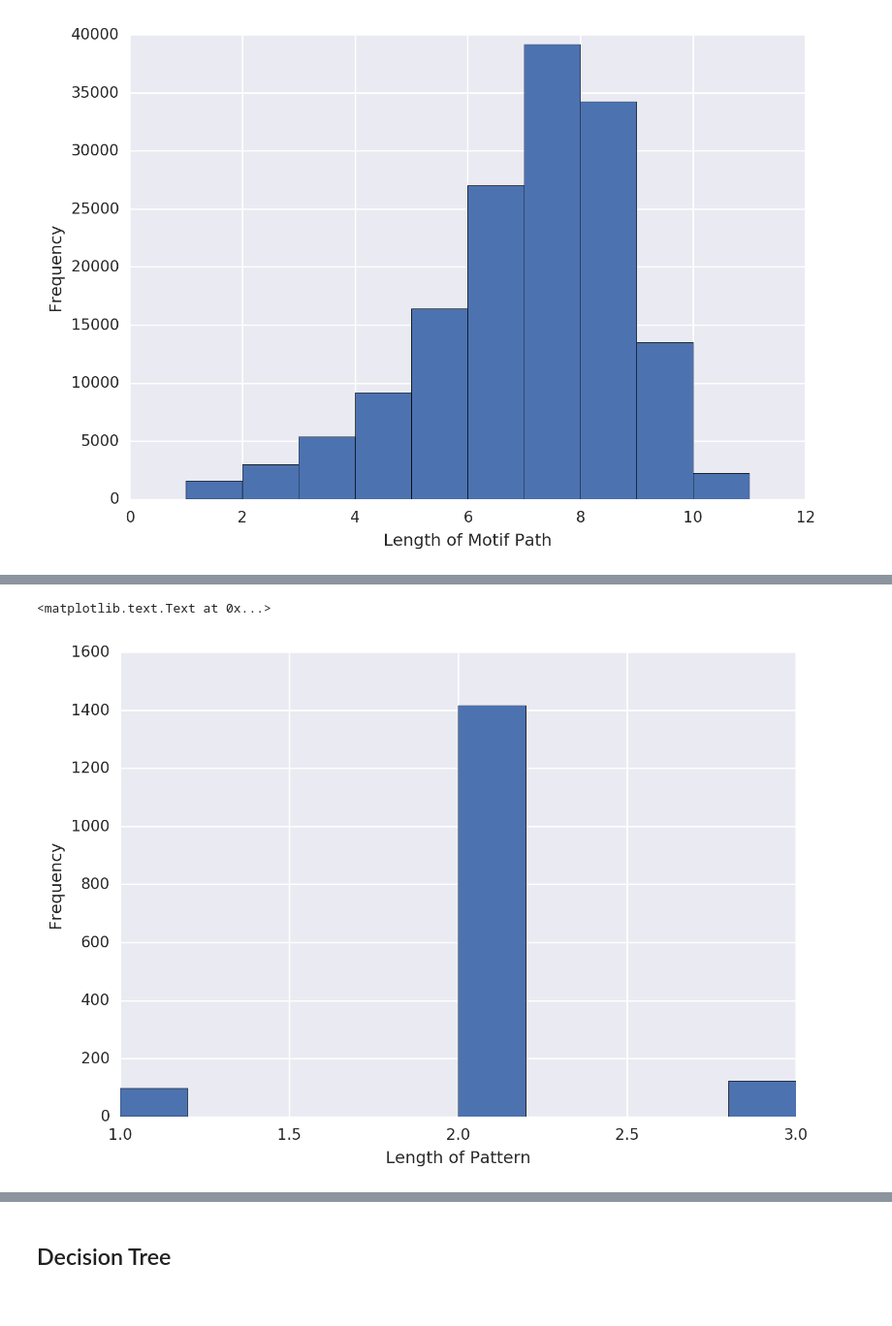
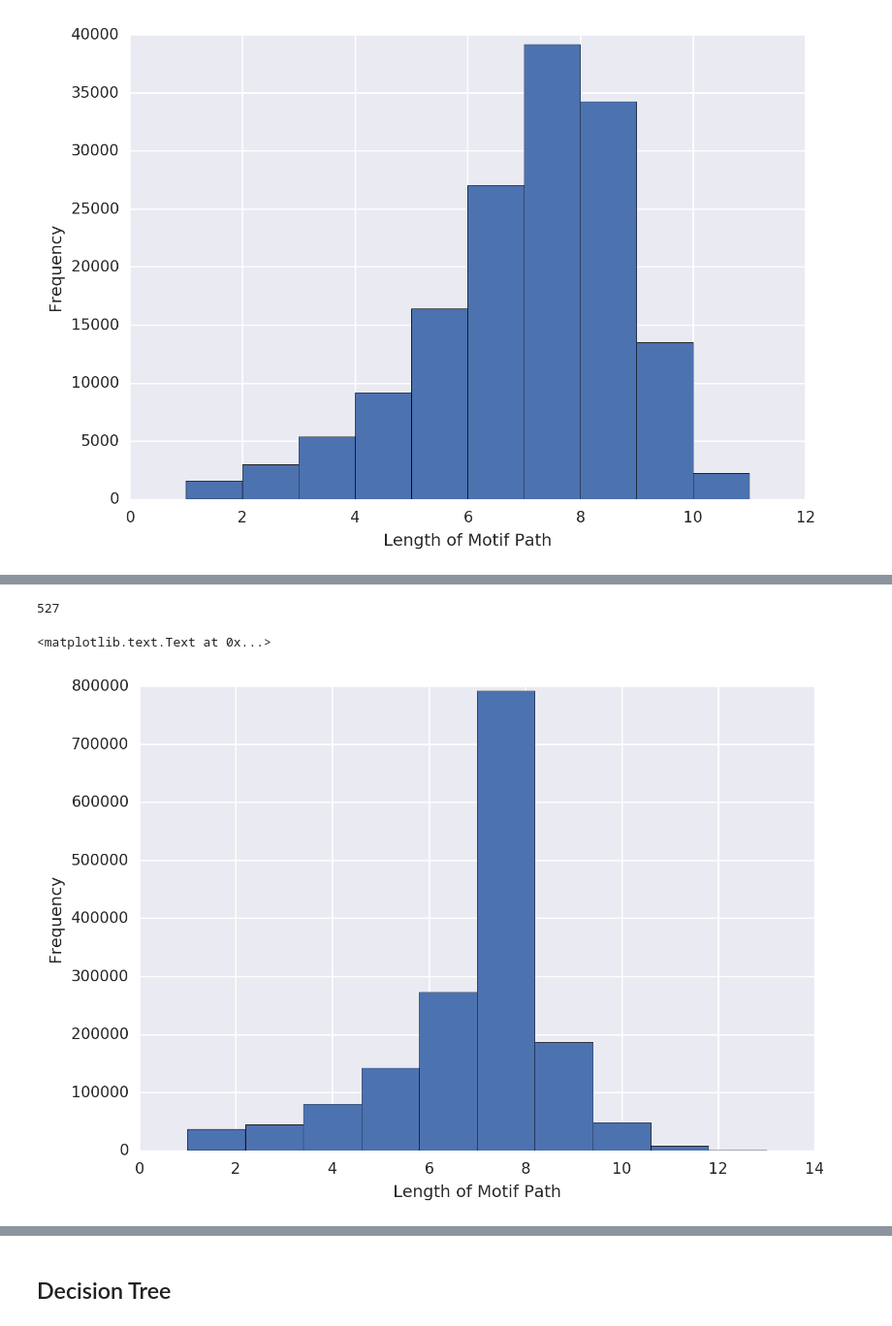
Before and after one commit to jenhantao/ipython-notebooks, a Jupyter notebook: Signals Analysis.ipynb, the cells around one changed output, grey strips where cells are left out. Shown at 97% size. Cells and saved outputs as stored; diff of their text form; code cells hidden in the pictures.

Commit message:
prelim analysis of enhancers complete

```diff
--- a/Signals Analysis.ipynb
+++ b/Signals Analysis.ipynb
@@ -1643,3 +1671,13 @@ Too many paths!!!
 Too many paths!!!
 Too many paths!!!
 706
+# %%
+num_paths = []
+for seq_id in id_pathList_enhancer_dict:
+    paths = id_pathList_enhancer_dict[seq_id]
+    num_paths.append(len(paths))
+    if len(paths) < 5:
+        print(seq_id)
+sns.distplot([np.log2(x) for x in num_paths])
+plt.ylabel('Frequency (KDE)')
+plt.xlabel('Number of Motif Sequences (log2)')
@@ -1691,0 +1807,4 @@ frequent_patterns = motif_prefix_span([], id_pathList_promoter_dict, min_support
+# %%
+print(len(frequent_enhancer_patterns))
+# %% [output]
+527
@@ -1692,7 +1813,13 @@ frequent_patterns = motif_prefix_span([], id_pathList_promoter_dict, min_support
+# %%
+path_lengths = []
+for seq_id in id_pathList_enhancer_dict:
+    paths = id_pathList_enhancer_dict[seq_id]
+    for p in paths:
+        path_lengths.append(len(p))
 # %%
-plt.hist([len(x) for x in frequent_patterns])
-plt.xlabel('Length of Pattern')
+plt.hist(path_lengths);
+plt.xlabel('Length of Motif Path')
 plt.ylabel('Frequency')
 # %% [output]
 <matplotlib.text.Text at 0x...>
-[figure, old version]
+[figure, new version]
```
Also changed, not shown: parts of 32 cells of this notebook.
